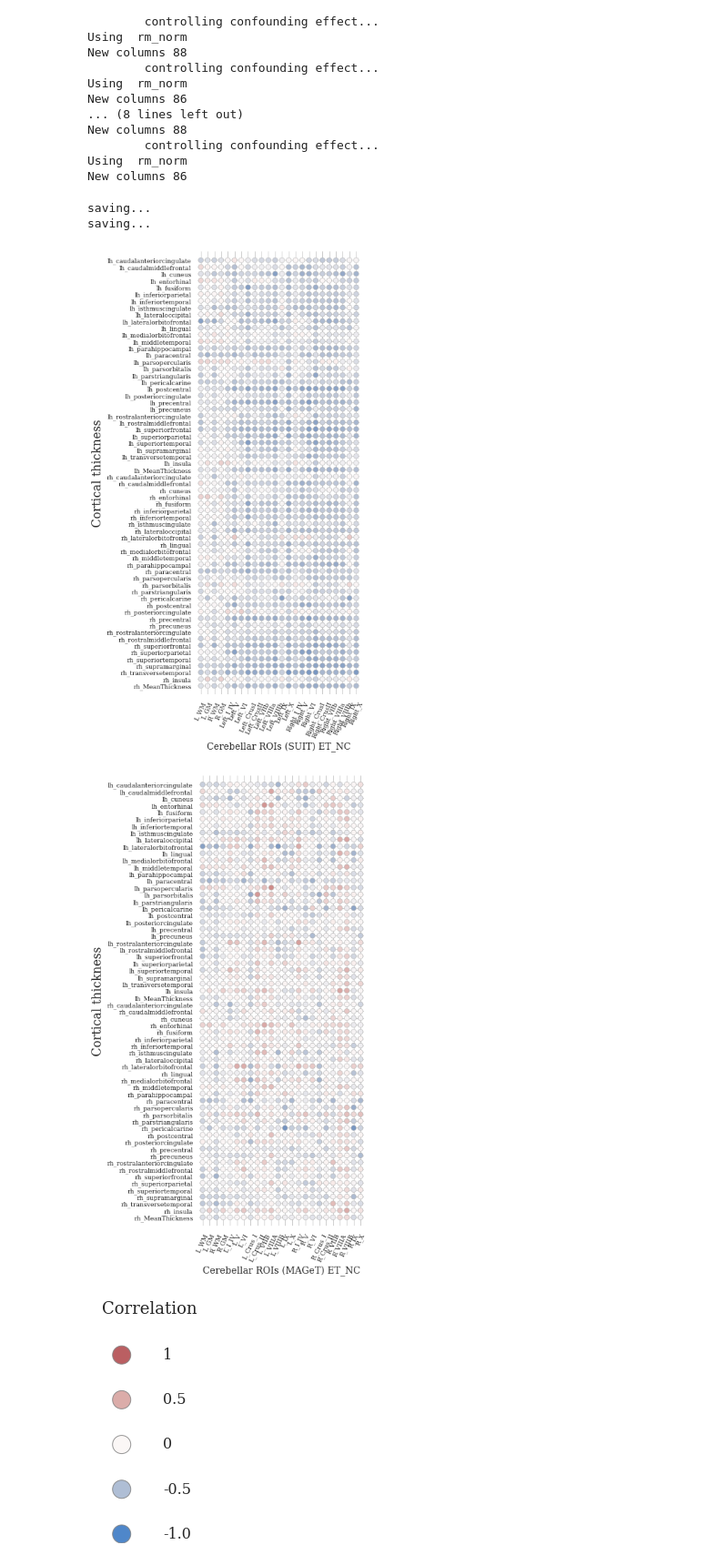
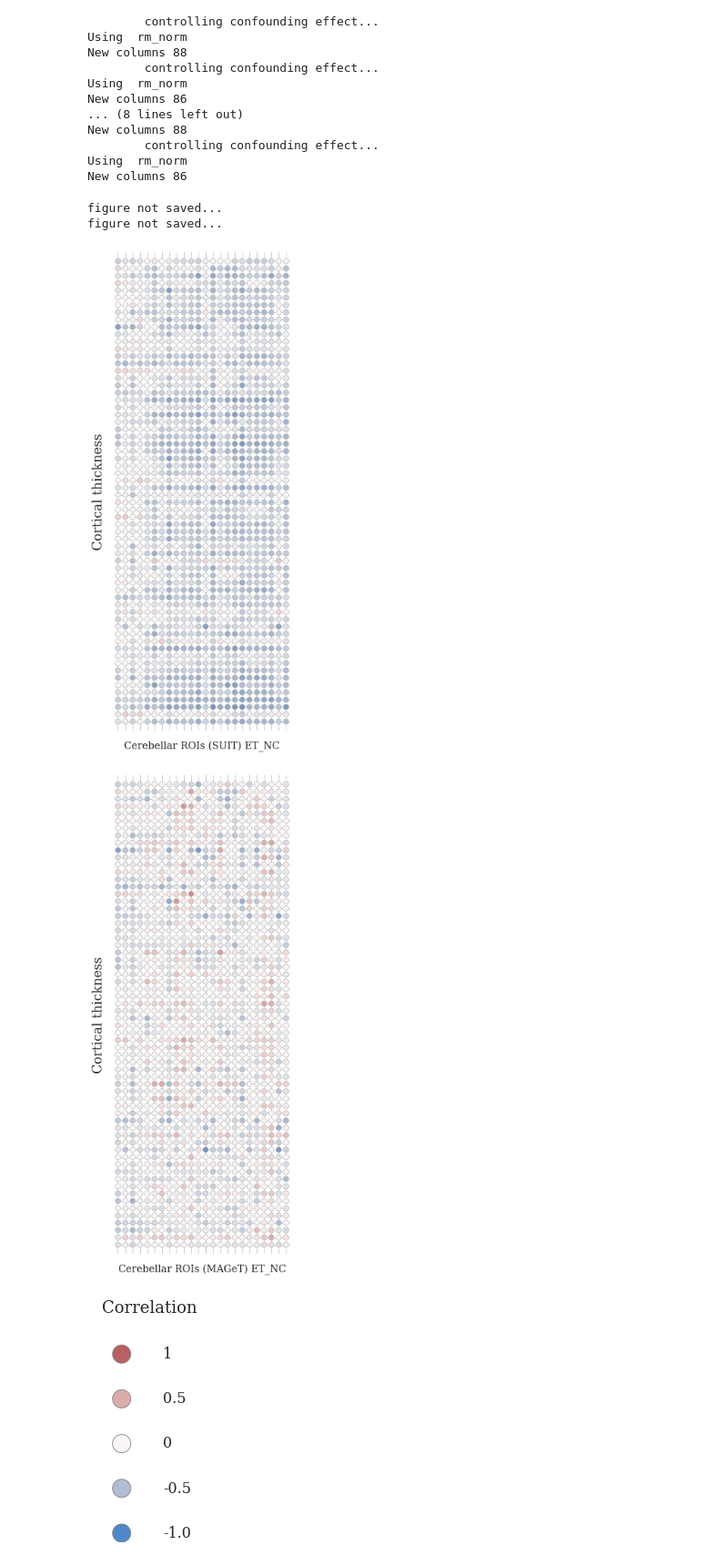
Before and after one commit to neurodatascience/ET_biomarker, a Jupyter notebook: stats/5_structrual_cov.ipynb, the cells around one changed output. Shown at 91% size. Cells and saved outputs as stored; diff of their text form; code cells hidden in the pictures.

Commit message:
Updates for stu_cov figures.

```diff
--- a/stats/5_structrual_cov.ipynb
+++ b/stats/5_structrual_cov.ipynb
@@ -221,6 +221,7 @@ LEGEND_ON=0;
 x_tick_rotation=65
 y_tick_rotation=0
 y_tick_label_on=1
+x_tick_label_on=0
 
 save_fig=0;
 ##
@@ -228,7 +229,7 @@ off_set_cth=-10; off_set_vol=-7; off_set_area=-5;
 # for label in g2.ax.get_xticklabels():
 #    label.set_rotation(x_tick_rotation)
 
-def corr_vis(df_, offset_part, off_set_, titile_str, FONT_SCALE_, figure_size_, legend_on, y_tick_label_on_, save_fig):
+def corr_vis(df_, offset_part, off_set_, titile_str, FONT_SCALE_, figure_size_, legend_on, x_tick_label_on_, y_tick_label_on_, save_fig):
     sns.set_theme(style="whitegrid", palette="pastel", font_scale=FONT_SCALE)
     sns.set_style({'font.family':'serif', 'font.serif':'Times New Roman'})
     df_= df_.iloc[:offset_part, offset_part:].copy()
@@ -241,56 +242,47 @@ def corr_vis(df_, offset_part, off_set_, titile_str, FONT_SCALE_, figure_size_,
         height=10, sizes=(60, 60),legend=False);
     if legend_on:
         for artist in g1.legend.legendHandles:
             artist.set_edgecolor(".7")
         g1.legend.set(bbox_to_anchor=(0.65, 0.7))
         g1.add_legend()
 
     # Tweak the figure
     g1.set(aspect="equal")
     g1.despine(left=True, bottom=True)
     g1.ax.margins(.02)
     g1.set_xlabels(titile_str, fontdict={'fontsize':14})
     for label in g1.ax.get_xticklabels():
         label.set_rotation(x_tick_rotation)
+    #
     if y_tick_label_on_:
         g1.set_ylabels("Cortical thickness", fontdict={'fontsize':18})
     else:
-        g1.set(ylabel="", yticklabels=[])
+        g1.set(ylabel="")
+    g1.set(yticklabels=[])
+    #
+    if x_tick_label_on_:
+        g1.set_xlabels("Cortical thickness", fontdict={'fontsize':18})
+    else:
+        g1.set(xticklabels=[])
     #g1.tight_layout()
     if save_fig:
         print('saving...');
         g1.savefig((fig_dir/("Fig3_"+titile_str+".jpg")), dpi=300, bbox_inches='tight', pad_inches=0.1)
     else:
         print('figure not saved...')
 
 # SUIT vs DKT cth
 titile_str='Cerebellar ROIs (SUIT) ET_NC'
-corr_vis(cth_diff_suit_df, cere_len, off_set_cth, titile_str, FONT_SCALE, figure_size, LEGEND_ON, y_tick_label_on, save_fig)
-
-# SUIT vs DKT vol
-#titile_str = 'Structrual covariance differences of cerebellar ROI (SUIT) and cortical volume between ET and NC'
-#corr_vis(vol_diff_suit_df, cere_len, off_set_vol, titile_str, FONT_SCALE, figure_size, LEGEND_ON, save_fig)
-
-# SUIT vs DKT area
-#titile_str = 'Structrual covariance differences of cerebellar ROI (SUIT) and cortical area between ET and NC'
-#corr_vis(area_diff_suit_df, cere_len, off_set_area, titile_str, FONT_SCALE, figure_size, LEGEND_ON, save_fig)
+corr_vis(cth_diff_suit_df, cere_len, off_set_cth, titile_str, FONT_SCALE, figure_size, LEGEND_ON, x_tick_label_on, y_tick_label_on, save_fig)
 
 # MAGeT vs DKT cth
 titile_str='Cerebellar ROIs (MAGeT) ET_NC'
-corr_vis(cth_diff_maget_df, cere_len, off_set_cth, titile_str, FONT_SCALE, figure_size, LEGEND_ON, y_tick_label_on, save_fig)
-
-# MAGeT vs DKT vol
-#titile_str = 'Structrual covariance differences of cerebellar ROI (MAGeT) and cortical volume between ET and NC'
-#corr_vis(vol_diff_maget_df, cere_len, off_set_vol, titile_str, FONT_SCALE, figure_size, LEGEND_ON, save_fig)
-
-# MAGeT vs DKT area
-#titile_str = 'Structrual covariance differences of cerebellar ROI (MAGeT) and cortical area between ET and NC'
-#corr_vis(area_diff_maget_df, cere_len, off_set_area, titile_str, FONT_SCALE, figure_size, LEGEND_ON, save_fig)
+corr_vis(cth_diff_maget_df, cere_len, off_set_cth, titile_str, FONT_SCALE, figure_size, LEGEND_ON, x_tick_label_on, y_tick_label_on, save_fig)
 # %% [output]
-saving...
-saving...
+figure not saved...
+figure not saved...
-[figure, old version]
+[figure, new version]
-[figure, old version]
+[figure, new version]
 # %%
 # plot legend
 #legend_list={-1: '-1.0', -0.5: '-0.5',0:'0' ,0.5:'0.5',1:'1.0'};
```
Also changed, not shown: parts of 8 cells of this notebook, 5 other files.
